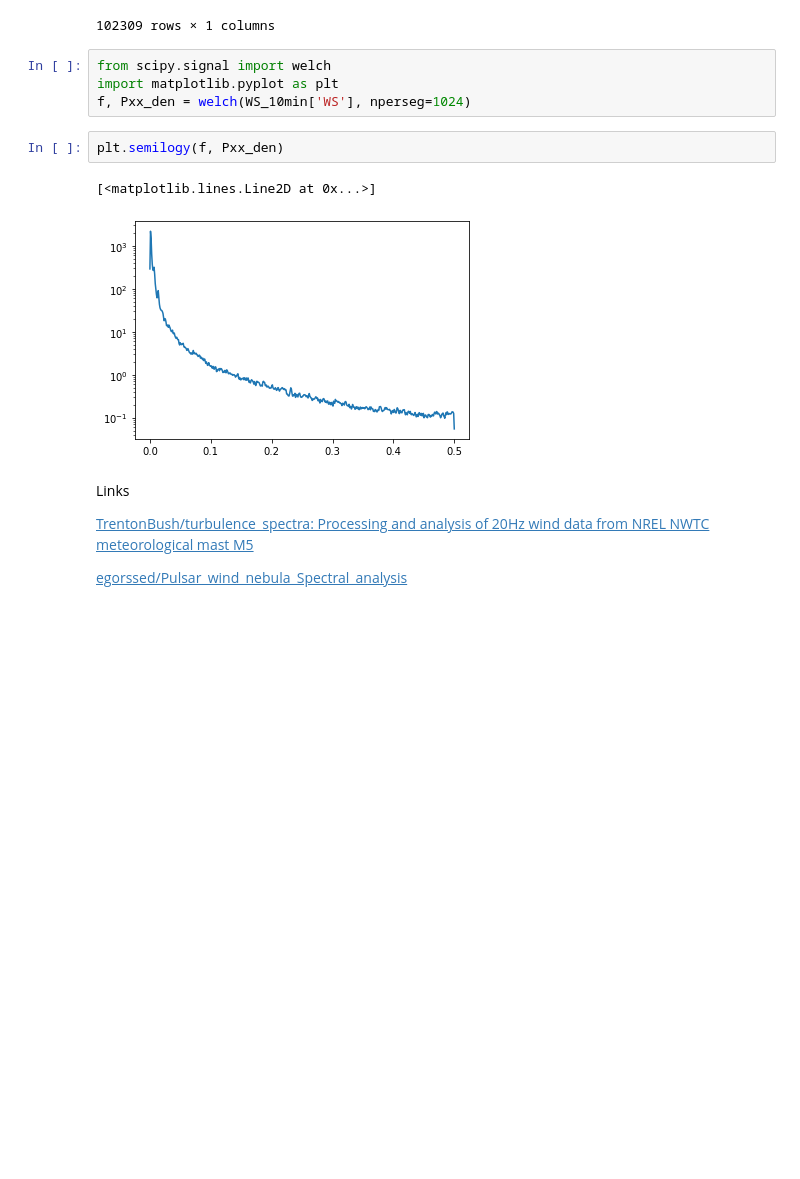
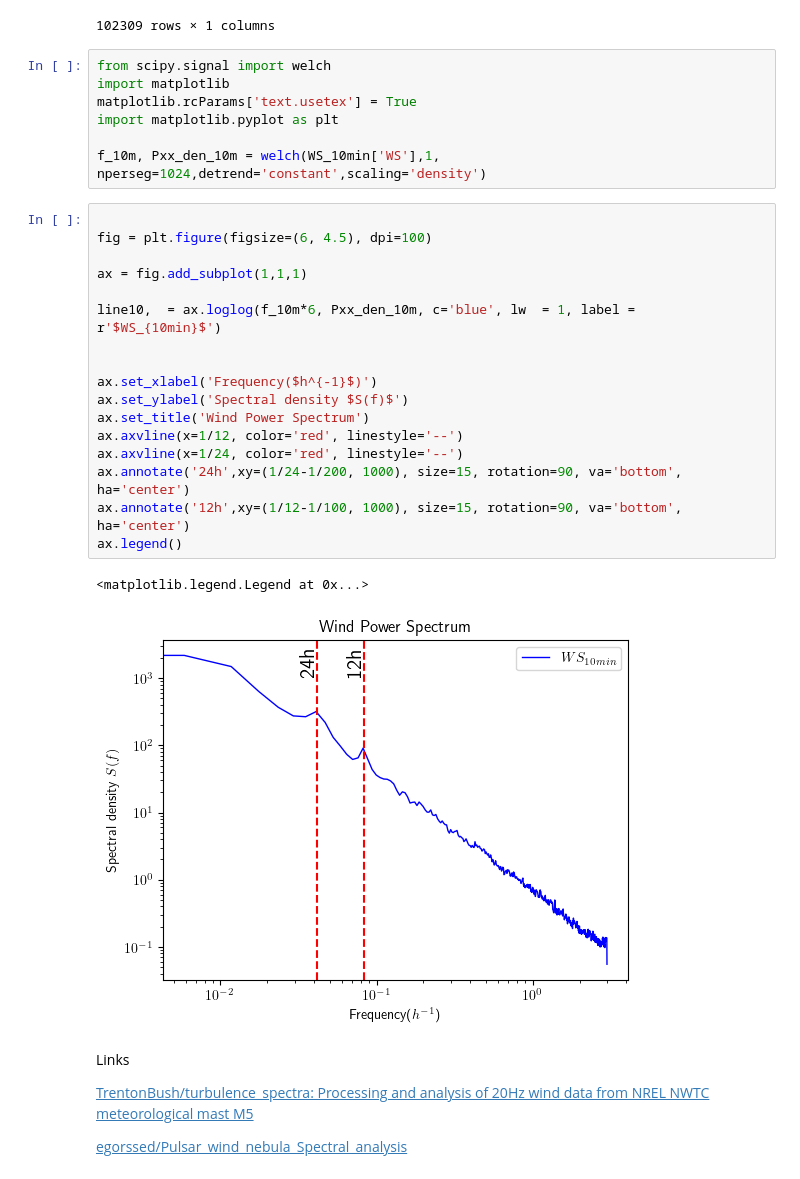
Before and after one commit to famiuer/EnvironmentalStudy, a Jupyter notebook: Examples/2 Wind.ipynb, the cells around one changed output. Cells and saved outputs as stored; diff of their text form; blank space fills up the shorter version.

```diff
--- a/Examples/2 Wind.ipynb
+++ b/Examples/2 Wind.ipynb
@@ -187,13 +202,31 @@ WS_10min
 102309 rows × 1 columns
 # %%
 from scipy.signal import welch
+import matplotlib
+matplotlib.rcParams['text.usetex'] = True
 import matplotlib.pyplot as plt
-f, Pxx_den = welch(WS_10min['WS'], nperseg=1024)
+
+f_10m, Pxx_den_10m = welch(WS_10min['WS'],1, nperseg=1024,detrend='constant',scaling='density')
-# %%
-plt.semilogy(f, Pxx_den)
-# %% [output]
-[<matplotlib.lines.Line2D at 0x...>]
-[figure, removed]
+# %%
+
+fig = plt.figure(figsize=(6, 4.5), dpi=100)
+
+ax = fig.add_subplot(1,1,1)
+
+line10,  = ax.loglog(f_10m*6, Pxx_den_10m, c='blue', lw  = 1, label = r'$WS_{10min}$')
+
+
+ax.set_xlabel('Frequency($h^{-1}$)')
+ax.set_ylabel('Spectral density $S(f)$')
+ax.set_title('Wind Power Spectrum')
+ax.axvline(x=1/12, color='red', linestyle='--')
+ax.axvline(x=1/24, color='red', linestyle='--')
+ax.annotate('24h',xy=(1/24-1/200, 1000), size=15, rotation=90, va='bottom', ha='center')
+ax.annotate('12h',xy=(1/12-1/100, 1000), size=15, rotation=90, va='bottom', ha='center')
+ax.legend()
+# %% [output]
+<matplotlib.legend.Legend at 0x...>
+[figure, added]
 # %% [markdown]
 Links
 
```
Also changed, not shown: parts of 6 cells of this notebook.
